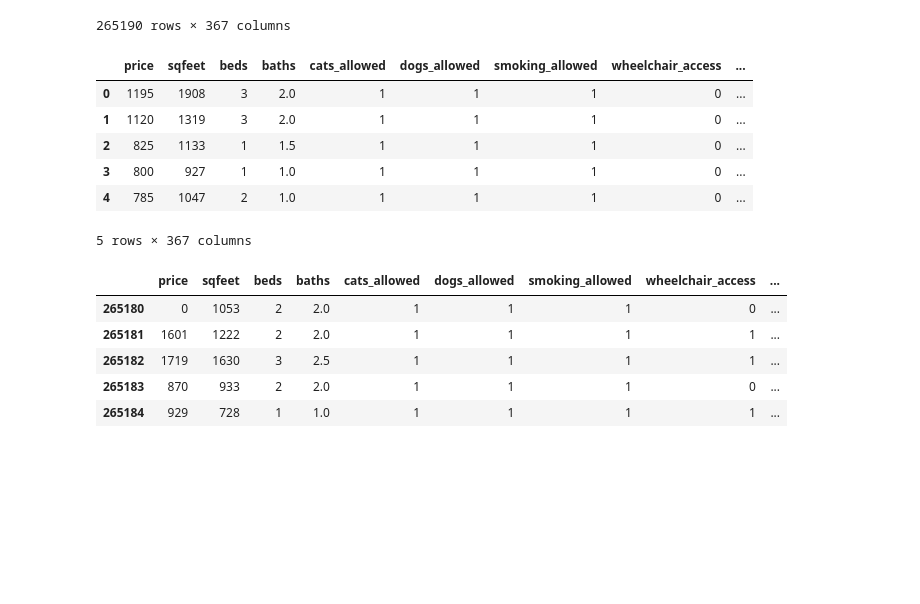
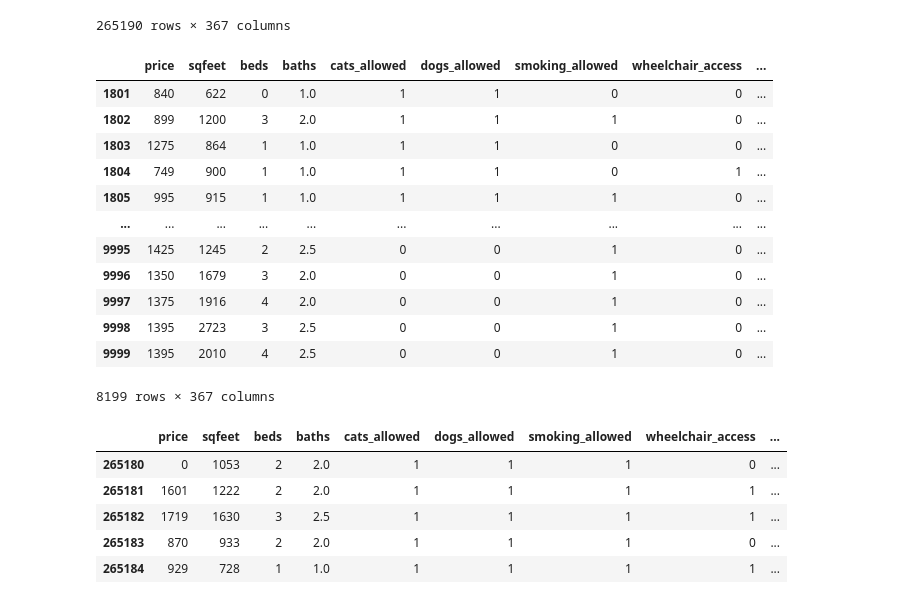
Before and after one commit to VijayKumarMunavalli37506/Assignments, a Jupyter notebook: ineuron_machine_learning_challenge.ipynb, the cells around one changed output. Cells and saved outputs as stored; diff of their text form; code cells hidden in the pictures; blank space fills up the shorter version.

```diff
--- a/ineuron_machine_learning_challenge.ipynb
+++ b/ineuron_machine_learning_challenge.ipynb
@@ -259,18 +272,24 @@ final_df
 | 265189 | 1164 | 1300 | 2 | 2.5 | 1 | 1 | 0 | 0 | ... |
 265190 rows × 367 columns
 # %%
-df_Train=final_df.iloc[:265180,:]
+df_Train=final_df.iloc[1801:10000,:]
 df_Test=final_df.iloc[265180:,:]
 # %%
-df_Train.head()
+df_Train
 # %% [output]
 |  | price | sqfeet | beds | baths | cats_allowed | dogs_allowed | smoking_allowed | wheelchair_access | ... |
-| 0 | 1195 | 1908 | 3 | 2.0 | 1 | 1 | 1 | 0 | ... |
-| 1 | 1120 | 1319 | 3 | 2.0 | 1 | 1 | 1 | 0 | ... |
-| 2 | 825 | 1133 | 1 | 1.5 | 1 | 1 | 1 | 0 | ... |
-| 3 | 800 | 927 | 1 | 1.0 | 1 | 1 | 1 | 0 | ... |
-| 4 | 785 | 1047 | 2 | 1.0 | 1 | 1 | 1 | 0 | ... |
+| 1801 | 840 | 622 | 0 | 1.0 | 1 | 1 | 0 | 0 | ... |
+| 1802 | 899 | 1200 | 3 | 2.0 | 1 | 1 | 1 | 0 | ... |
+| 1803 | 1275 | 864 | 1 | 1.0 | 1 | 1 | 0 | 0 | ... |
+| 1804 | 749 | 900 | 1 | 1.0 | 1 | 1 | 0 | 1 | ... |
+| 1805 | 995 | 915 | 1 | 1.0 | 1 | 1 | 1 | 0 | ... |
+| ... | ... | ... | ... | ... | ... | ... | ... | ... | ... |
+| 9995 | 1425 | 1245 | 2 | 2.5 | 0 | 0 | 1 | 0 | ... |
+| 9996 | 1350 | 1679 | 3 | 2.0 | 0 | 0 | 1 | 0 | ... |
+| 9997 | 1375 | 1916 | 4 | 2.0 | 0 | 0 | 1 | 0 | ... |
+| 9998 | 1395 | 2723 | 3 | 2.5 | 0 | 0 | 1 | 0 | ... |
+| 9999 | 1395 | 2010 | 4 | 2.5 | 0 | 0 | 1 | 0 | ... |
-5 rows × 367 columns
+8199 rows × 367 columns
 # %%
 df_Test.head()
 # %% [output]
```
Also changed, not shown: parts of 24 cells of this notebook.
